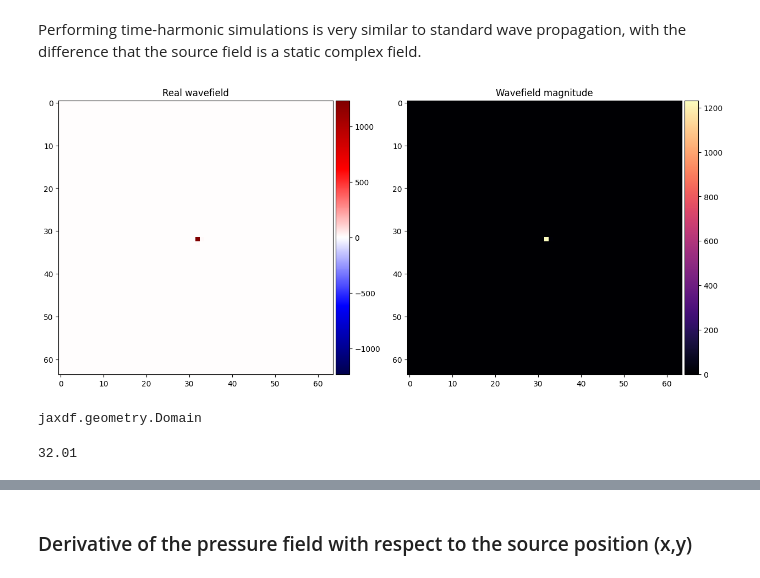
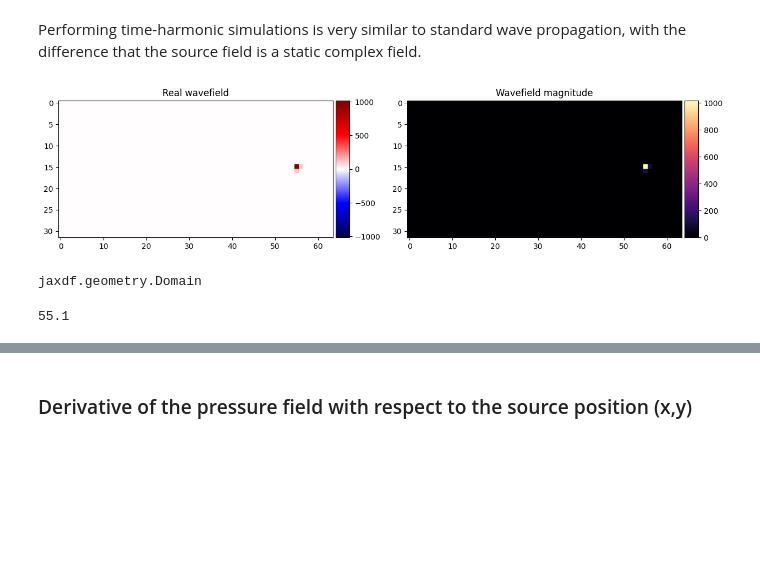
Before and after one commit to armercier/Hybrid-OED, a Jupyter notebook: src/scripts/helmholtz_problem_no_NN.ipynb, the cells around one changed output, grey strips where cells are left out. Saved outputs shown, nothing was run; the diff lists cells and outputs as text; code cells hidden in the pictures; blank space fills up the shorter version.

```diff
--- a/src/scripts/helmholtz_problem_no_NN.ipynb
+++ b/src/scripts/helmholtz_problem_no_NN.ipynb
@@ -51,8 +51,8 @@ from hybridoed.forward import create_src_field, solve_helmholtz_general, get_ana
 # %%
 # Defining geometry
 # N = (64, 128)  # Grid size
-# N = (32, 64)  # Grid size in m if the dx is 1.0
-N = (64, 64)  # Grid size
+N = (32, 64)  # Grid size in m if the dx is 1.0
+# N = (64, 64)  # Grid size
 # N = (32, 32)  # Grid size
 # dx = (0.1, 0.1)  # Spatial resolution
 dx = (1.0, 1.0)  # Spatial resolution
@@ -138,20 +138,20 @@ Performing time-harmonic simulations is very similar to standard wave propagatio
 # %%
 # x =  20.1  *2
 # y =  15.1
-# x = 55.1
-# y = 15.1
-x = N[0]//2 + 0.01
-y = N[1]//2 + 0.01
+x = 55.1
+y = 15.1
+# x = N[0]//2 + 0.01
+# y = N[1]//2 + 0.01
 src_coord = jnp.array([[y, x]]).astype(jnp.float32)
 # receiver_coords = jnp.array([[8.1, 28.1]]).astype(jnp.float32)
 receiver_coords = jnp.array([[8.1, 2*28.1]]).astype(jnp.float32)
 
 src = create_src_field(N, src_coord[0][0], src_coord[0][1], domain, omega)
 
 # Plotting
 _ = display_complex_field(src)
 # %% [output]
-[figure, old version]
+[figure, new version]
 # %%
 Domain
 # %% [output]
@@ -159,7 +159,7 @@ jaxdf.geometry.Domain
 # %%
 print(src_coord[0][1])
 # %% [output]
-32.01
+55.1
 # %%
 # Constructing medium physical properties
 sound_speed = jnp.zeros(N)
```
Also changed, not shown: parts of 16 cells of this notebook, 1 other file.
